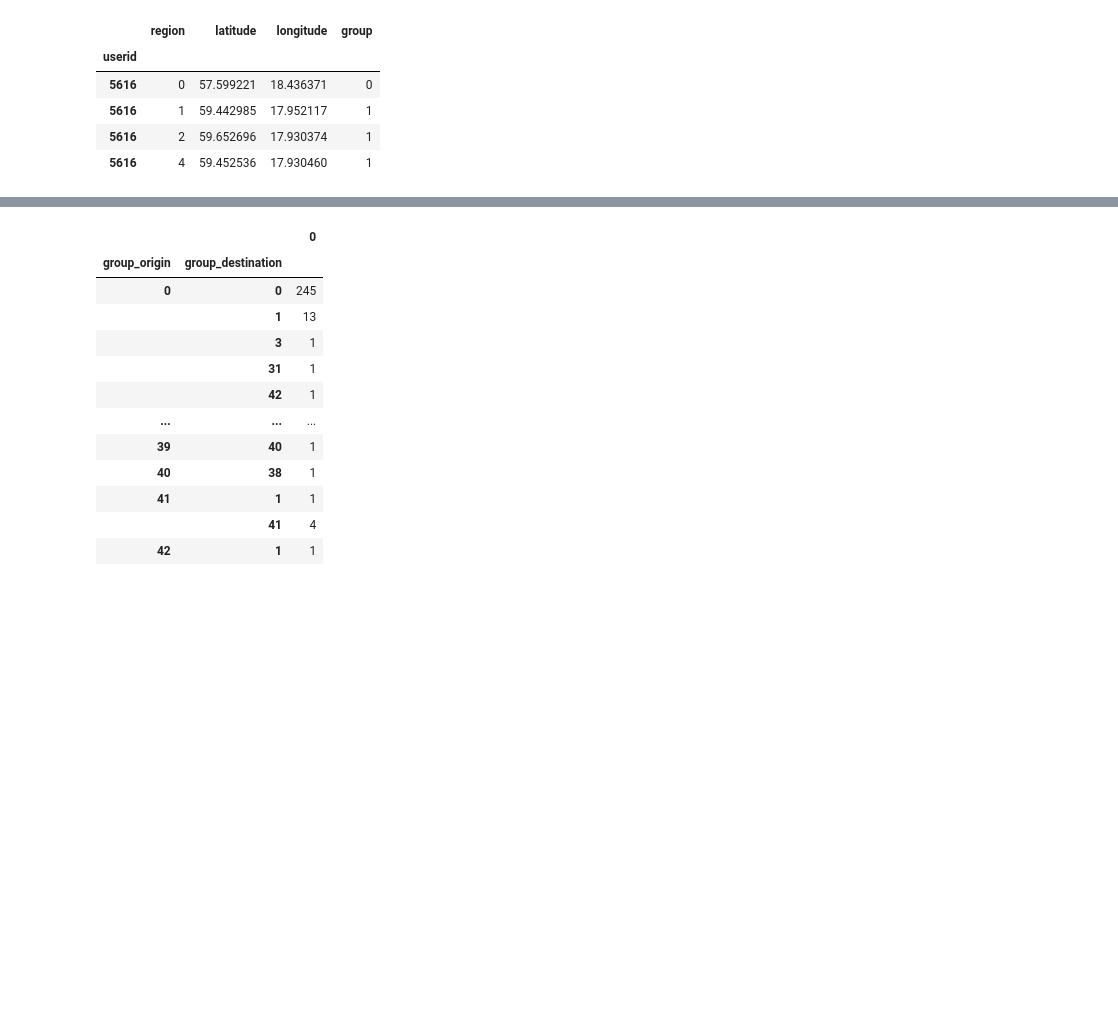
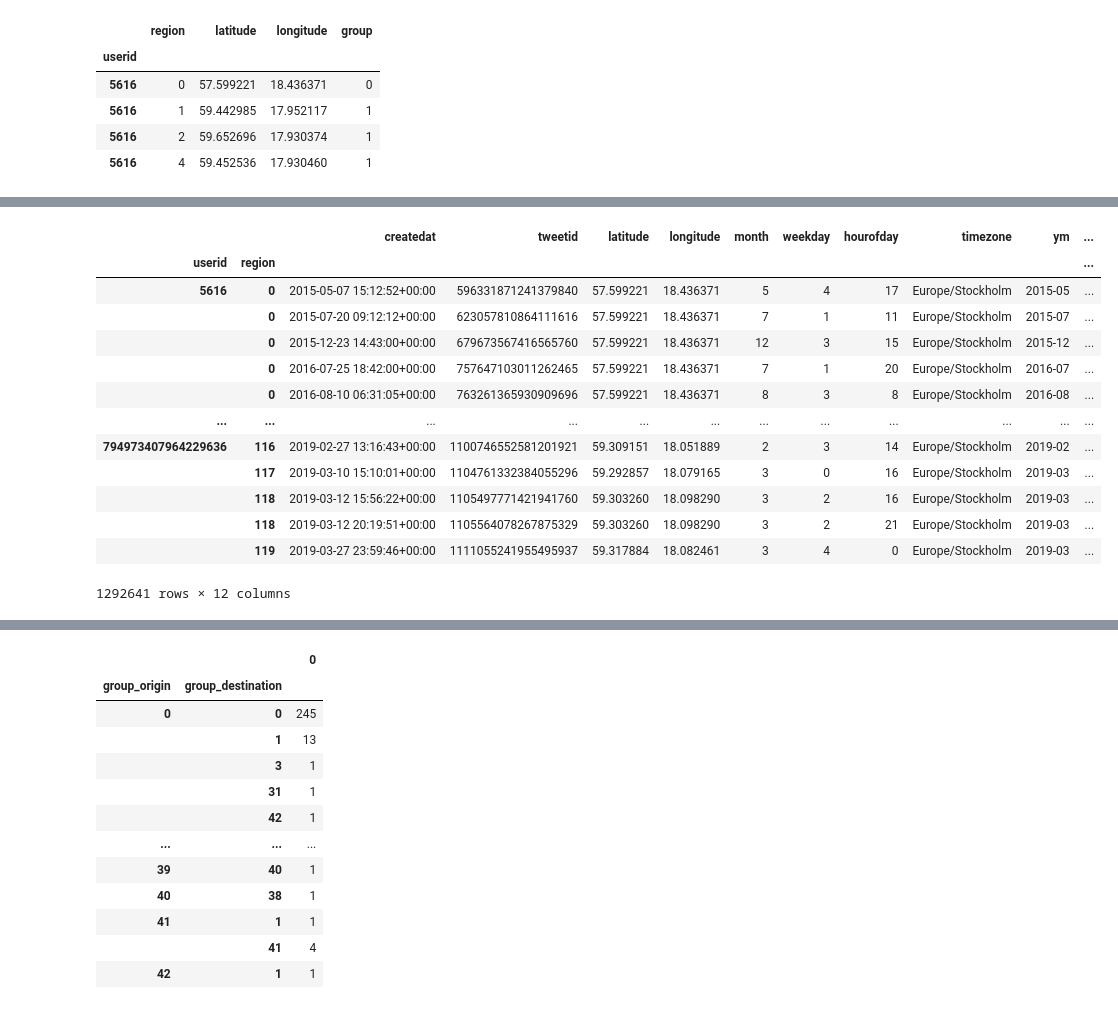
Before and after one commit to TheYuanLiao/individual_mobility_model, a Jupyter notebook: src/py/Untitled.ipynb, the cells around one changed output, grey strips where cells are left out. Saved outputs shown, nothing was run; the diff lists cells and outputs as text; code cells hidden in the pictures; blank space fills up the shorter version.

```diff
--- a/src/py/Untitled.ipynb
+++ b/src/py/Untitled.ipynb
@@ -67,0 +87,17 @@ tweets_x = tweets.join(groups)
+# %%
+tweets_x
+# %% [output]
+|  |  | createdat | tweetid | latitude | longitude | month | weekday | hourofday | timezone | ym | ... |
+| userid | region |  |  |  |  |  |  |  |  |  | ... |
+| 5616 | 0 | 2015-05-07 15:12:52+00:00 | 596331871241379840 | 57.599221 | 18.436371 | 5 | 4 | 17 | Europe/Stockholm | 2015-05 | ... |
+|  | 0 | 2015-07-20 09:12:12+00:00 | 623057810864111616 | 57.599221 | 18.436371 | 7 | 1 | 11 | Europe/Stockholm | 2015-07 | ... |
+|  | 0 | 2015-12-23 14:43:00+00:00 | 679673567416565760 | 57.599221 | 18.436371 | 12 | 3 | 15 | Europe/Stockholm | 2015-12 | ... |
+|  | 0 | 2016-07-25 18:42:00+00:00 | 757647103011262465 | 57.599221 | 18.436371 | 7 | 1 | 20 | Europe/Stockholm | 2016-07 | ... |
+|  | 0 | 2016-08-10 06:31:05+00:00 | 763261365930909696 | 57.599221 | 18.436371 | 8 | 3 | 8 | Europe/Stockholm | 2016-08 | ... |
+| ... | ... | ... | ... | ... | ... | ... | ... | ... | ... | ... | ... |
+| 794973407964229636 | 116 | 2019-02-27 13:16:43+00:00 | 1100746552581201921 | 59.309151 | 18.051889 | 2 | 3 | 14 | Europe/Stockholm | 2019-02 | ... |
+|  | 117 | 2019-03-10 15:10:01+00:00 | 1104761332384055296 | 59.292857 | 18.079165 | 3 | 0 | 16 | Europe/Stockholm | 2019-03 | ... |
+|  | 118 | 2019-03-12 15:56:22+00:00 | 1105497771421941760 | 59.303260 | 18.098290 | 3 | 2 | 16 | Europe/Stockholm | 2019-03 | ... |
+|  | 118 | 2019-03-12 20:19:51+00:00 | 1105564078267875329 | 59.303260 | 18.098290 | 3 | 2 | 21 | Europe/Stockholm | 2019-03 | ... |
+|  | 119 | 2019-03-27 23:59:46+00:00 | 1111055241955495937 | 59.317884 | 18.082461 | 3 | 4 | 0 | Europe/Stockholm | 2019-03 | ... |
+1292641 rows × 12 columns
```
Also changed, not shown: parts of 14 cells of this notebook, 2 other files.
